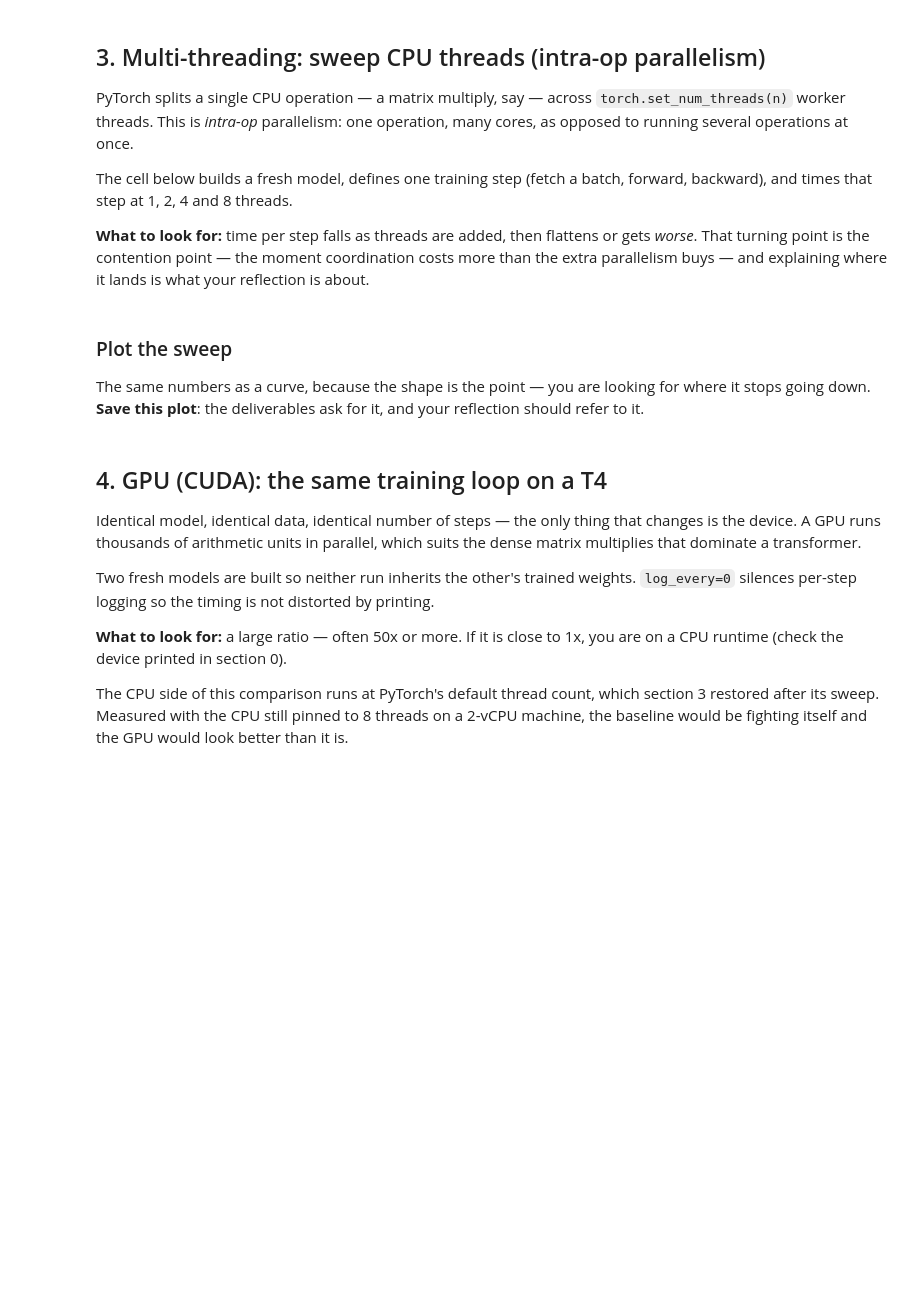
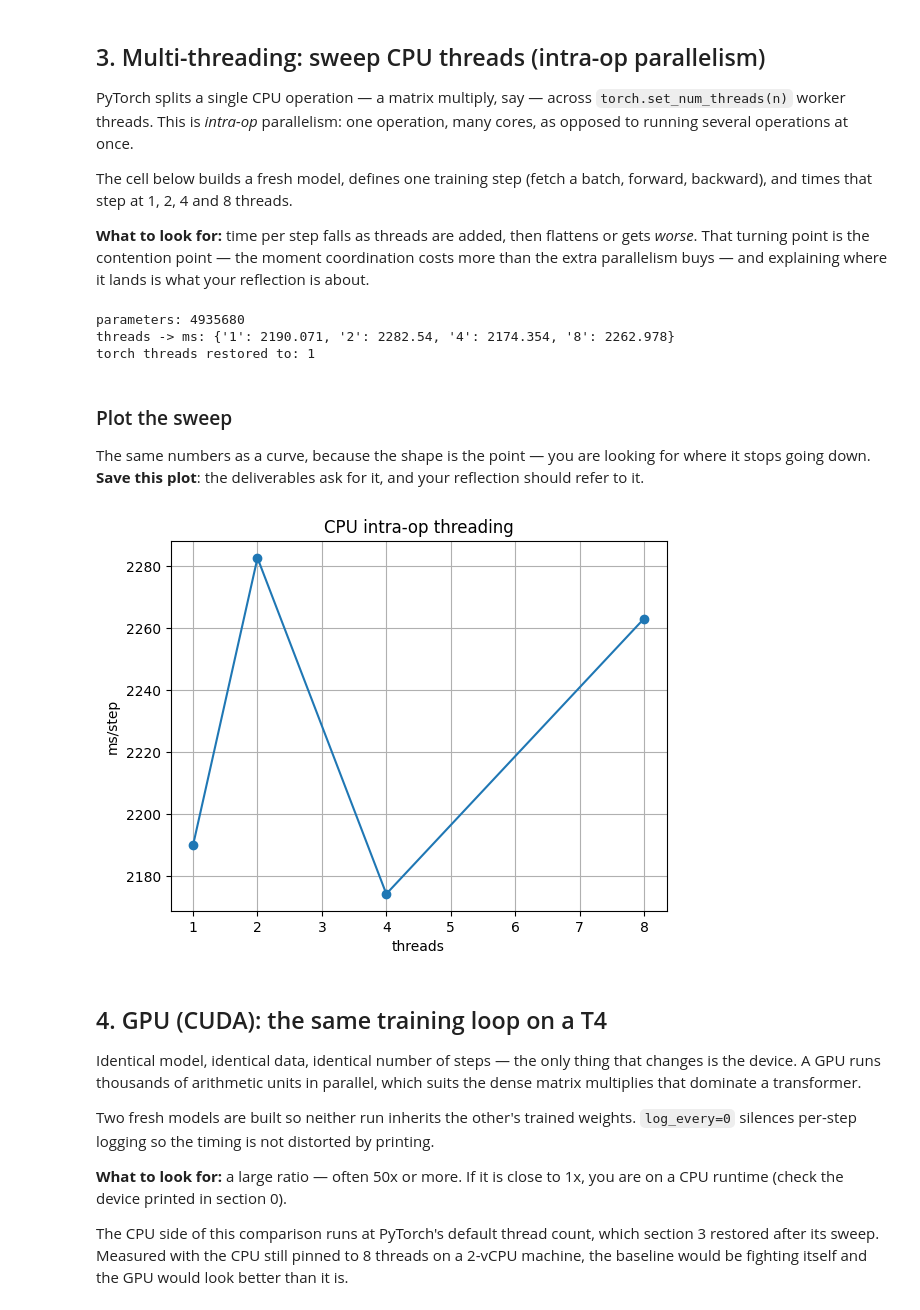
Before and after one commit to vignesh14102003/eurecomgpt-lab, a Jupyter notebook: phase-2-tiny-gpt/notebook.ipynb, the cells around one changed output. Cells and saved outputs as stored; diff of their text form; code cells hidden in the pictures; blank space fills up the shorter version.

```diff
--- a/phase-2-tiny-gpt/notebook.ipynb
+++ b/phase-2-tiny-gpt/notebook.ipynb
@@ -62,15 +100,21 @@ The text is TinyShakespeare (~1 MB). If your repo already contains `input.txt` i
 
 **What to look for:** a token count around one million. A much smaller number means the download failed and later training will not converge.
 # %%
+
 import os, urllib.request
 
 # Prefer a local copy if the repo has one; otherwise fetch TinyShakespeare (~1 MB).
 if os.path.exists('phase-2-tiny-gpt/input.txt'):
-    text = open('phase-2-tiny-gpt/input.txt', encoding='utf-8', errors='replace').read()
+    text = open(
+        'phase-2-tiny-gpt/input.txt',
+        encoding='utf-8',
+        errors='replace'
+    ).read()
 else:
     url = 'https://raw.githubusercontent.com/karpathy/char-rnn/master/data/tinyshakespeare/input.txt'
     text = urllib.request.urlopen(url).read().decode('utf-8', 'replace')
 
-# Encode characters -> token ids, as one long 1-D tensor to slice batches from.
+# Encode characters into integer token IDs.
 data = torch.tensor(train.encode(text), dtype=torch.long)
+
 print('corpus tokens:', len(data))
@@ -83,32 +129,71 @@ The cell below builds a fresh model, defines one training step (fetch a batch, f
 
 **What to look for:** time per step falls as threads are added, then flattens or gets *worse*. That turning point is the contention point — the moment coordination costs more than the extra parallelism buys — and explaining where it lands is what your reflection is about.
 # %%
+
 model = GPT(CONFIG)
+
 print('parameters:', model.num_params())
 
-# One training step: sample a batch, forward pass, backward pass. This is what gets timed.
+# One training step: sample a batch, forward pass, backward pass.
 def one_step():
-    x, y = train.get_batch(data, CONFIG.block_size, 16, 'cpu')
-    _, loss = model(x, y); loss.backward()
+    x, y = train.get_batch(
+        data,
+        CONFIG.block_size,
+        16,
+        'cpu'
+    )
+    _, loss = model(x, y)
+    loss.backward()
 
-# Time that step at each thread count. Returns {'1': ms, '2': ms, ...}.
-# threading_sweep restores the default thread count on the way out: the setting is
-# global, and leaving it at 8 on a 2-vCPU machine would slow the CPU baseline in
-# section 4 and overstate the GPU speed-up.
-sweep = experiments.threading_sweep(one_step, threads=(1, 2, 4, 8))
+# Test different CPU thread counts.
+sweep = experiments.threading_sweep(
+    one_step,
+    threads=(1, 2, 4, 8)
+)
+
 print('threads -> ms:', sweep)
-print('torch threads restored to:', torch.get_num_threads())
+
+print(
+    'torch threads restored to:',
+    torch.get_num_threads()
+)
+# %% [output]
+parameters: 4935680
+threads -> ms: {'1': 2190.071, '2': 2282.54, '4': 2174.354, '8': 2262.978}
+torch threads restored to: 1
 # %% [markdown]
 ### Plot the sweep
 
 The same numbers as a curve, because the shape is the point — you are looking for where it stops going down. **Save this plot**: the deliverables ask for it, and your reflection should refer to it.
 # %%
+
 import matplotlib.pyplot as plt
 
-# sweep keys are strings ('1','2',...); sort numerically so the x-axis is in order.
+# Convert thread counts into numbers and sort them.
 ts = sorted(int(k) for k in sweep)
-plt.plot(ts, [sweep[str(t)] for t in ts], 'o-'); plt.xlabel('threads'); plt.ylabel('ms/step')
-plt.title('CPU intra-op threading'); plt.grid(True); plt.show()
+
+# Plot execution time against thread count.
+plt.plot(
+    ts,
+    [sweep[str(t)] for t in ts],
+    'o-'
+)
+
+plt.xlabel('threads')
+plt.ylabel('ms/step')
+plt.title('CPU intra-op threading')
+plt.grid(True)
+
+# Save the plot for your submission.
+plt.savefig(
+    'phase2_threading_sweep.png',
+    dpi=150,
+    bbox_inches='tight'
+)
+
+plt.show()
+# %% [output]
+[figure, added]
 # %% [markdown]
 ## 4. GPU (CUDA): the same training loop on a T4
 
```
Also changed, not shown: parts of 22 cells of this notebook.
